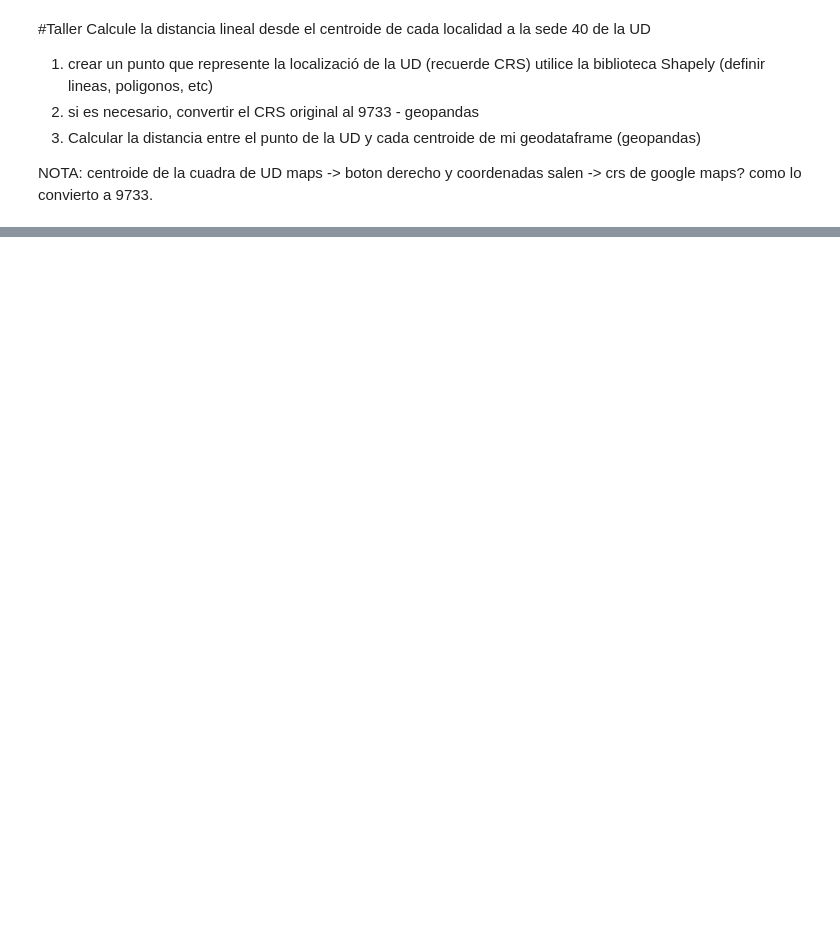
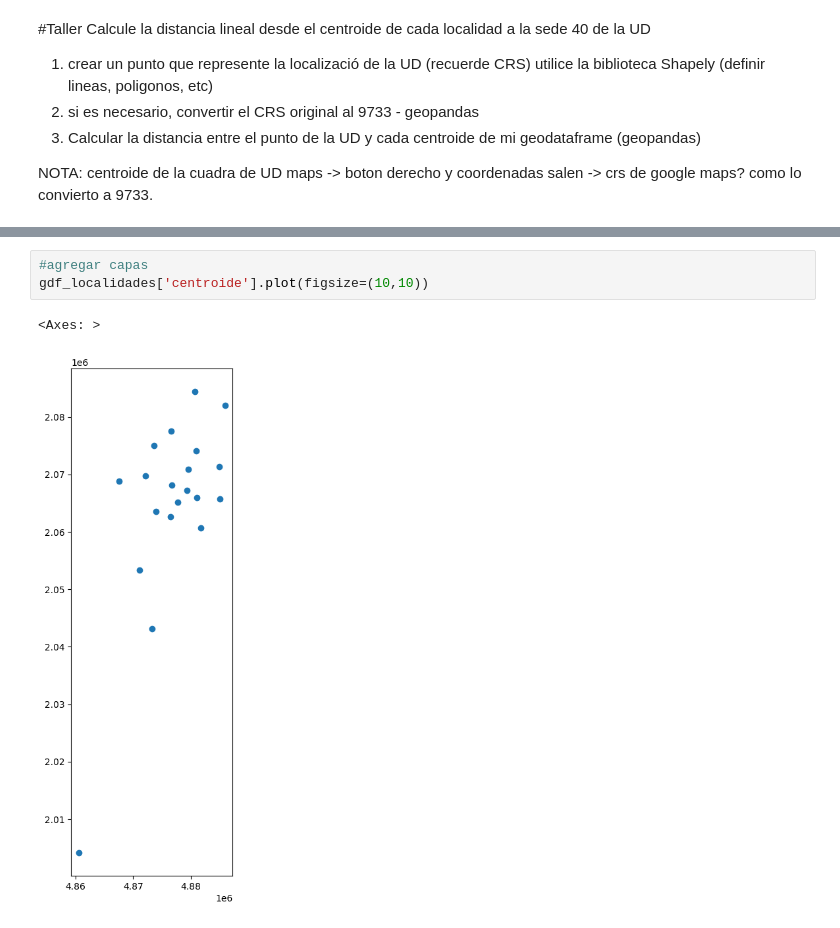
Before and after one commit to Chicaeme/GEOPANDAS, a Jupyter notebook: Geopandas.ipynb, the cells around one changed output, grey strips where cells are left out. Saved outputs shown, nothing was run; the diff lists cells and outputs as text; blank space fills up the shorter version.

```diff
--- a/Geopandas.ipynb
+++ b/Geopandas.ipynb
@@ -182,0 +245,6 @@ maps -> boton derecho y coordenadas salen -> crs de google maps? como lo convier
+# %%
+#agregar capas
+gdf_localidades['centroide'].plot(figsize=(10,10))
+# %% [output]
+<Axes: >
+[figure, added]
```
Also changed, not shown: parts of 10 cells of this notebook.
